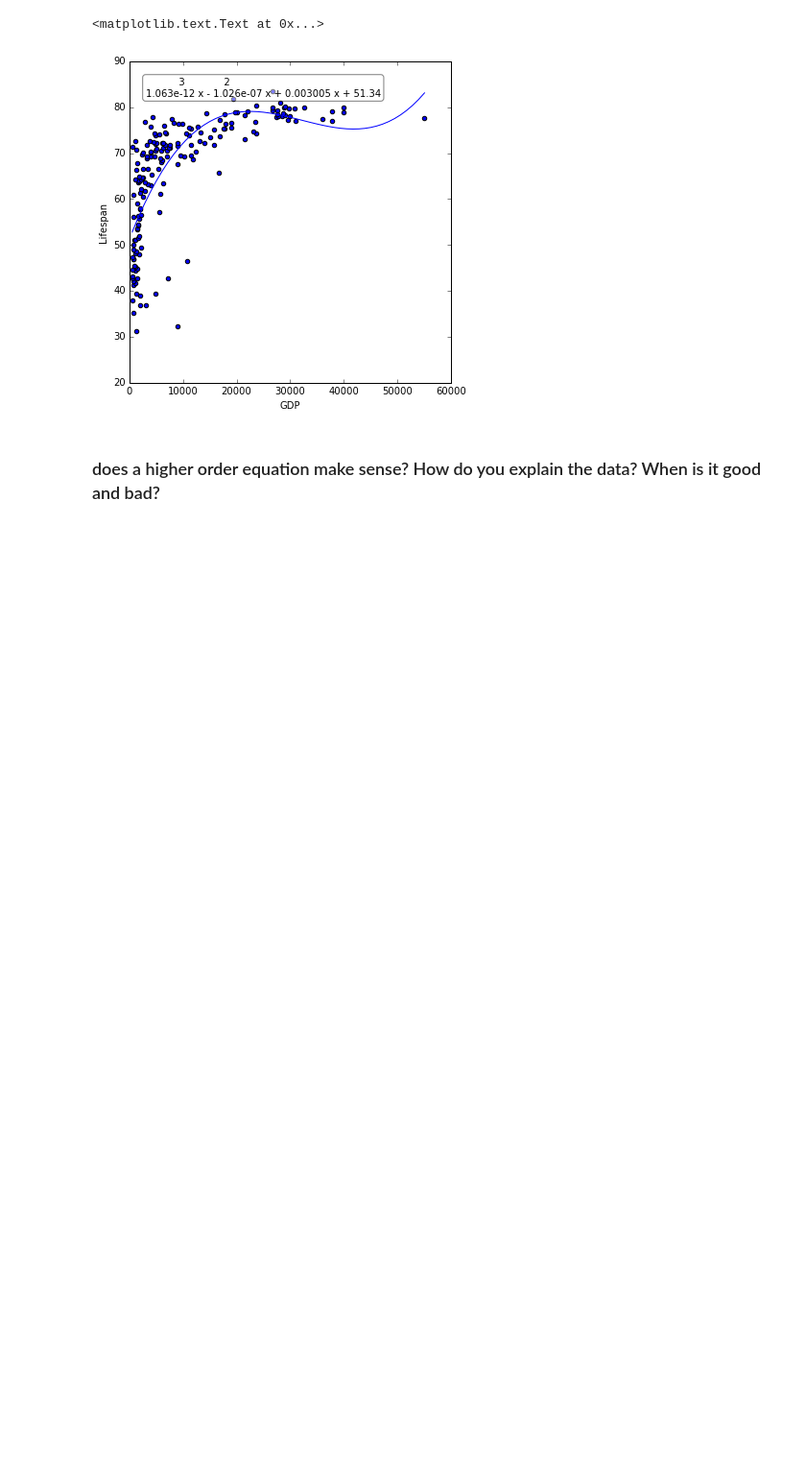
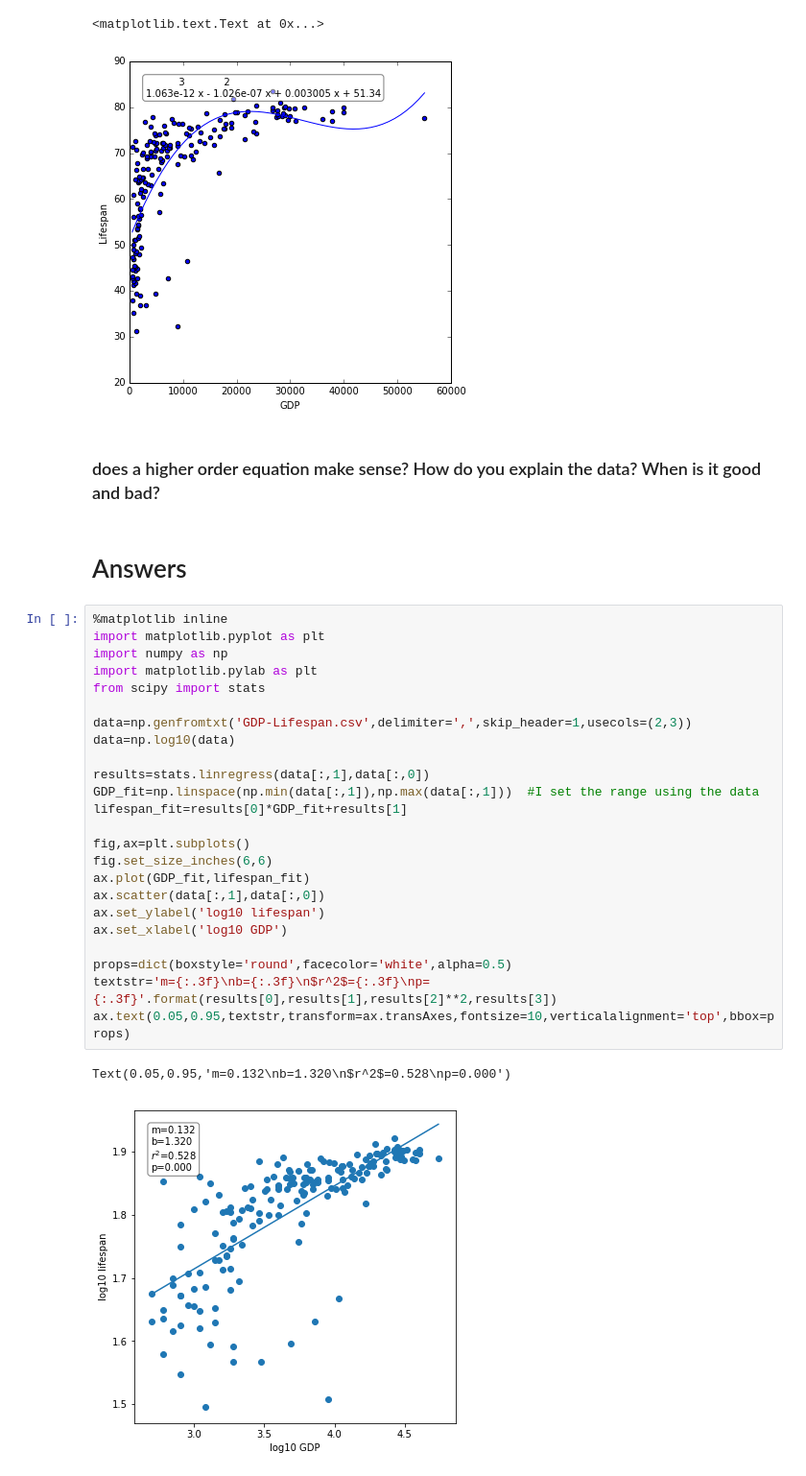
Before and after one commit to bmaillou/BigDataPython, a Jupyter notebook: more-line-fit.ipynb, the cells around one changed output. Shown: that part at 96% size. Drawn from its saved outputs; the diff is of its cells as text; blank space fills up the shorter version.

Commit message:
with answers

```diff
--- a/more-line-fit.ipynb
+++ b/more-line-fit.ipynb
@@ -421,3 +422,32 @@ Now lets go back to our graph and try to fit a higher order equation!  Can you g
 [figure]
 # %% [markdown]
 ### does a higher order equation make sense?  How do you explain the data? When is it good and bad?
+# %% [markdown]
+# Answers
+# %%
+%matplotlib inline
+import matplotlib.pyplot as plt
+import numpy as np
+import matplotlib.pylab as plt
+from scipy import stats
+
+data=np.genfromtxt('GDP-Lifespan.csv',delimiter=',',skip_header=1,usecols=(2,3))
+data=np.log10(data)
+
+results=stats.linregress(data[:,1],data[:,0])
+GDP_fit=np.linspace(np.min(data[:,1]),np.max(data[:,1]))  #I set the range using the data
+lifespan_fit=results[0]*GDP_fit+results[1]
+
+fig,ax=plt.subplots()
+fig.set_size_inches(6,6)
+ax.plot(GDP_fit,lifespan_fit)
+ax.scatter(data[:,1],data[:,0])
+ax.set_ylabel('log10 lifespan')
+ax.set_xlabel('log10 GDP')
+
+props=dict(boxstyle='round',facecolor='white',alpha=0.5)
+textstr='m={:.3f}\nb={:.3f}\n$r^2$={:.3f}\np={:.3f}'.format(results[0],results[1],results[2]**2,results[3])
+ax.text(0.05,0.95,textstr,transform=ax.transAxes,fontsize=10,verticalalignment='top',bbox=props)
+# %% [output]
+Text(0.05,0.95,'m=0.132\nb=1.320\n$r^2$=0.528\np=0.000')
+[figure, added]
```
Also changed, not shown: parts of 3 cells of this notebook, 1 other file.
